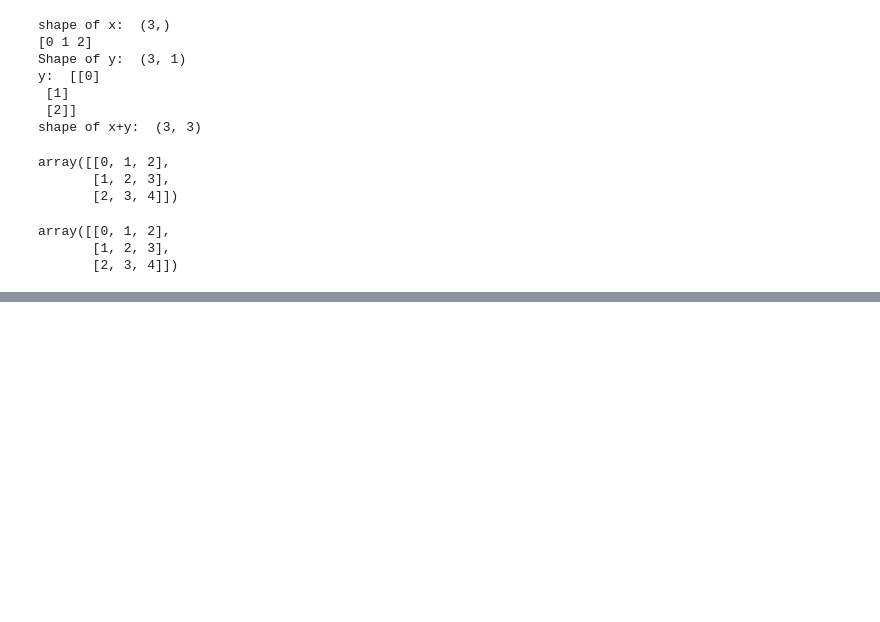
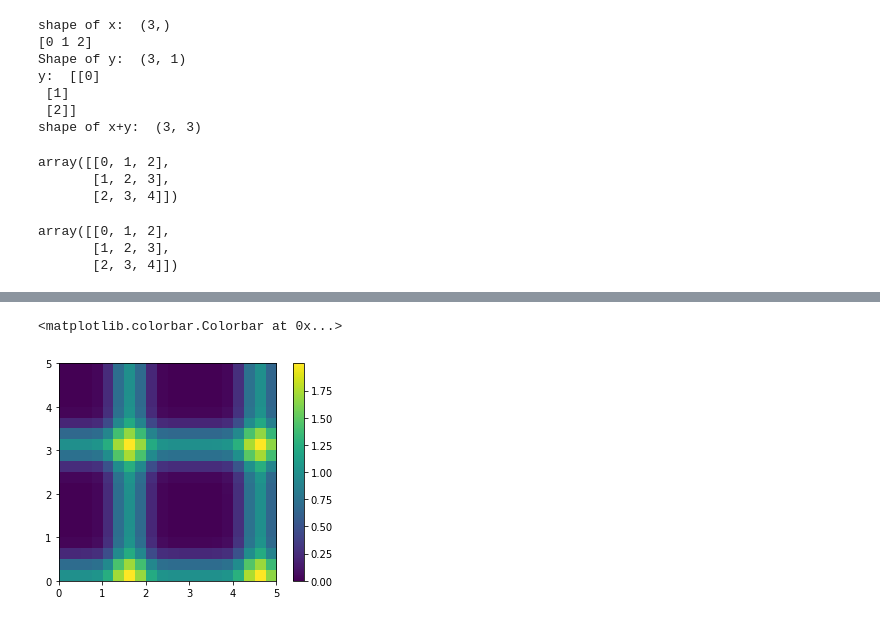
Before and after one commit to rojamogili/Python, a Jupyter notebook: python data science handbook/introduct_to_numpy.ipynb, the cells around one changed output, grey strips where cells are left out. Saved outputs shown, nothing was run; the diff lists cells and outputs as text; code cells hidden in the pictures; blank space fills up the shorter version.

```diff
--- a/python data science handbook/introduct_to_numpy.ipynb
+++ b/python data science handbook/introduct_to_numpy.ipynb
@@ -1752,0 +1924,3 @@ array([[0, 1, 2],
+# %%
+z = np.sin(x)**10 + np.cos(y)**10
+z
@@ -1752,0 +1945,7 @@ array([[0, 1, 2],
+# %%
+plt.imshow(z, origin='lower', extent=[0, 5, 0, 5],
+cmap='viridis')
+plt.colorbar()
+# %% [output]
+<matplotlib.colorbar.Colorbar at 0x...>
+[figure, added]
```
Also changed, not shown: parts of 164 cells of this notebook.
